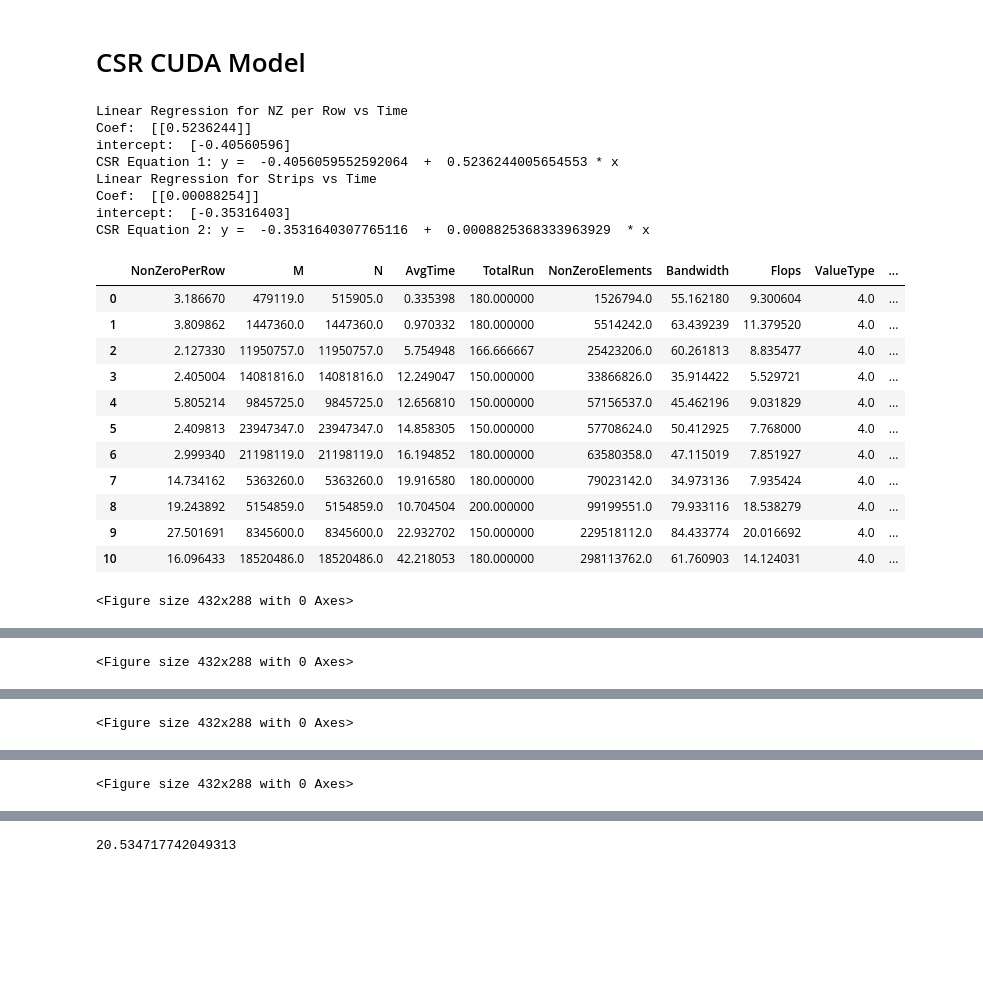
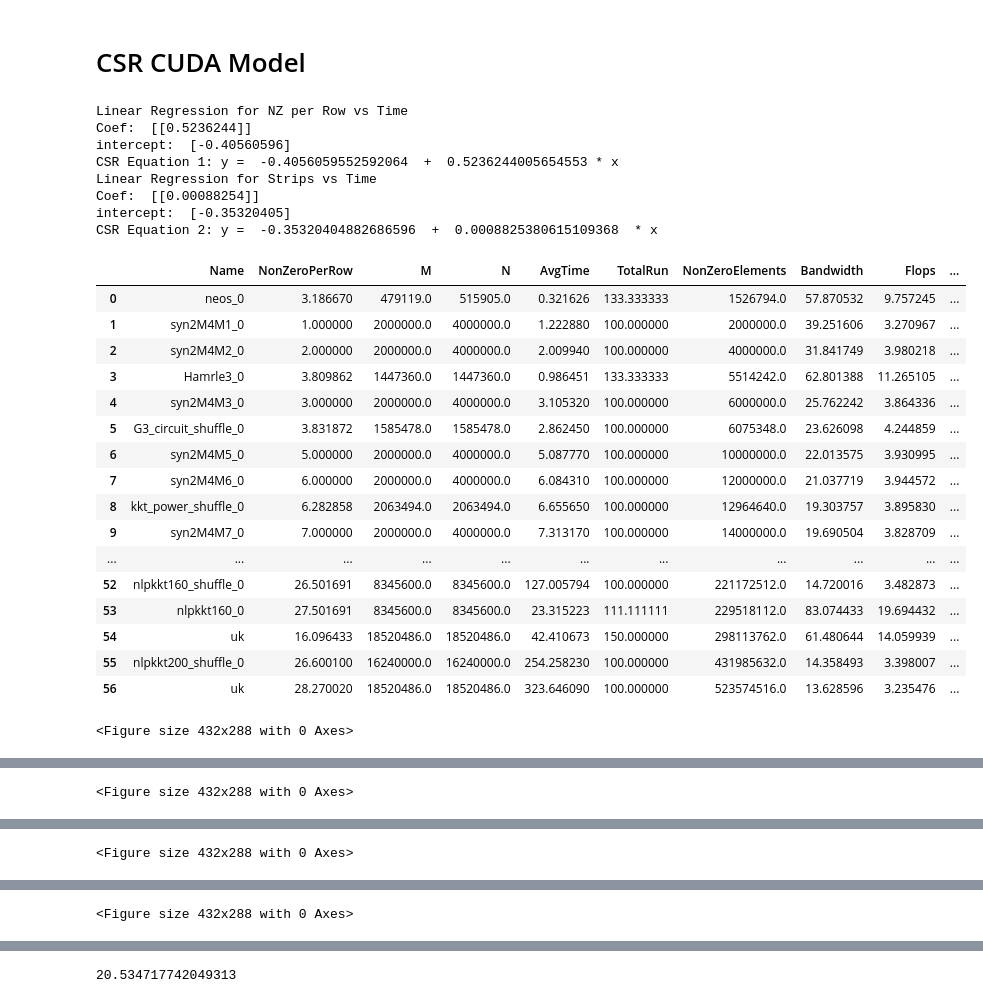
Before and after one commit to marufdsi/Benchmark_SpMV_using_CSR5, a Jupyter notebook: CSR5_SpMV_GPU_Plots.ipynb, the cells around one changed output, grey strips where cells are left out. Cells and saved outputs as stored; diff of their text form; code cells hidden in the pictures; blank space fills up the shorter version.

```diff
--- a/CSR5_SpMV_GPU_Plots.ipynb
+++ b/CSR5_SpMV_GPU_Plots.ipynb
@@ -592,49 +592,54 @@ rdata = data[data["M"] != 500000]
 rdata = rdata[rdata["N"] != 1000000]
 rdata = rdata[rdata["N"] != 2000000]
 rdata = rdata[rdata['NonZeroPerRow'] != 4]
-rdata = rdata.groupby('NonZeroPerRow').mean()
+rdata = rdata.groupby(['Name', 'NonZeroPerRow']).mean()
 rdata = rdata.reset_index()
 rdata = rdata.sort_values(by=["NonZeroElements"])
 rdata = rdata.reset_index(drop=True)
 prediction = []
 error = []
 strips = []
 y1 = nzModel.predict(rdata[['NonZeroPerRow']])
 y3 = stModel.predict(rdata[['Strips']])
 i=0
 T2 = 1.756565
 while i<len(y1):
     T0 = (y1[i]/T2) * y3[i]
     prediction.append(T0[0])
     i = i+1
 
 rdata['Prediction'] = prediction
 for index, row in rdata.iterrows():
     error.append(row['Prediction']/row['AvgTime'])
 rdata['Error'] = error
 rdata.to_csv("CSR_CUDA_SpMV_Prediction.csv")
 rdata
 # %% [output]
 Linear Regression for NZ per Row vs Time
 Coef:  [[0.5236244]]
 intercept:  [-0.40560596]
 CSR Equation 1: y =  -0.4056059552592064  +  0.5236244005654553 * x
 Linear Regression for Strips vs Time
 Coef:  [[0.00088254]]
-intercept:  [-0.35316403]
-CSR Equation 2: y =  -0.3531640307765116  +  0.0008825368333963929  * x
+intercept:  [-0.35320405]
+CSR Equation 2: y =  -0.35320404882686596  +  0.0008825380615109368  * x
-|  | NonZeroPerRow | M | N | AvgTime | TotalRun | NonZeroElements | Bandwidth | Flops | ValueType | ... |
-| 0 | 3.186670 | 479119.0 | 515905.0 | 0.335398 | 180.000000 | 1526794.0 | 55.162180 | 9.300604 | 4.0 | ... |
-| 1 | 3.809862 | 1447360.0 | 1447360.0 | 0.970332 | 180.000000 | 5514242.0 | 63.439239 | 11.379520 | 4.0 | ... |
-| 2 | 2.127330 | 11950757.0 | 11950757.0 | 5.754948 | 166.666667 | 25423206.0 | 60.261813 | 8.835477 | 4.0 | ... |
-| 3 | 2.405004 | 14081816.0 | 14081816.0 | 12.249047 | 150.000000 | 33866826.0 | 35.914422 | 5.529721 | 4.0 | ... |
-| 4 | 5.805214 | 9845725.0 | 9845725.0 | 12.656810 | 150.000000 | 57156537.0 | 45.462196 | 9.031829 | 4.0 | ... |
-| 5 | 2.409813 | 23947347.0 | 23947347.0 | 14.858305 | 150.000000 | 57708624.0 | 50.412925 | 7.768000 | 4.0 | ... |
-| 6 | 2.999340 | 21198119.0 | 21198119.0 | 16.194852 | 180.000000 | 63580358.0 | 47.115019 | 7.851927 | 4.0 | ... |
-| 7 | 14.734162 | 5363260.0 | 5363260.0 | 19.916580 | 180.000000 | 79023142.0 | 34.973136 | 7.935424 | 4.0 | ... |
-| 8 | 19.243892 | 5154859.0 | 5154859.0 | 10.704504 | 200.000000 | 99199551.0 | 79.933116 | 18.538279 | 4.0 | ... |
-| 9 | 27.501691 | 8345600.0 | 8345600.0 | 22.932702 | 150.000000 | 229518112.0 | 84.433774 | 20.016692 | 4.0 | ... |
-| 10 | 16.096433 | 18520486.0 | 18520486.0 | 42.218053 | 180.000000 | 298113762.0 | 61.760903 | 14.124031 | 4.0 | ... |
+|  | Name | NonZeroPerRow | M | N | AvgTime | TotalRun | NonZeroElements | Bandwidth | Flops | ... |
+| 0 | neos_0 | 3.186670 | 479119.0 | 515905.0 | 0.321626 | 133.333333 | 1526794.0 | 57.870532 | 9.757245 | ... |
+| 1 | syn2M4M1_0 | 1.000000 | 2000000.0 | 4000000.0 | 1.222880 | 100.000000 | 2000000.0 | 39.251606 | 3.270967 | ... |
+| 2 | syn2M4M2_0 | 2.000000 | 2000000.0 | 4000000.0 | 2.009940 | 100.000000 | 4000000.0 | 31.841749 | 3.980218 | ... |
+| 3 | Hamrle3_0 | 3.809862 | 1447360.0 | 1447360.0 | 0.986451 | 133.333333 | 5514242.0 | 62.801388 | 11.265105 | ... |
+| 4 | syn2M4M3_0 | 3.000000 | 2000000.0 | 4000000.0 | 3.105320 | 100.000000 | 6000000.0 | 25.762242 | 3.864336 | ... |
+| 5 | G3_circuit_shuffle_0 | 3.831872 | 1585478.0 | 1585478.0 | 2.862450 | 100.000000 | 6075348.0 | 23.626098 | 4.244859 | ... |
+| 6 | syn2M4M5_0 | 5.000000 | 2000000.0 | 4000000.0 | 5.087770 | 100.000000 | 10000000.0 | 22.013575 | 3.930995 | ... |
+| 7 | syn2M4M6_0 | 6.000000 | 2000000.0 | 4000000.0 | 6.084310 | 100.000000 | 12000000.0 | 21.037719 | 3.944572 | ... |
+| 8 | kkt_power_shuffle_0 | 6.282858 | 2063494.0 | 2063494.0 | 6.655650 | 100.000000 | 12964640.0 | 19.303757 | 3.895830 | ... |
+| 9 | syn2M4M7_0 | 7.000000 | 2000000.0 | 4000000.0 | 7.313170 | 100.000000 | 14000000.0 | 19.690504 | 3.828709 | ... |
+| ... | ... | ... | ... | ... | ... | ... | ... | ... | ... | ... |
+| 52 | nlpkkt160_shuffle_0 | 26.501691 | 8345600.0 | 8345600.0 | 127.005794 | 100.000000 | 221172512.0 | 14.720016 | 3.482873 | ... |
+| 53 | nlpkkt160_0 | 27.501691 | 8345600.0 | 8345600.0 | 23.315223 | 111.111111 | 229518112.0 | 83.074433 | 19.694432 | ... |
+| 54 | uk | 16.096433 | 18520486.0 | 18520486.0 | 42.410673 | 150.000000 | 298113762.0 | 61.480644 | 14.059939 | ... |
+| 55 | nlpkkt200_shuffle_0 | 26.600100 | 16240000.0 | 16240000.0 | 254.258230 | 100.000000 | 431985632.0 | 14.358493 | 3.398007 | ... |
+| 56 | uk | 28.270020 | 18520486.0 | 18520486.0 | 323.646090 | 100.000000 | 523574516.0 | 13.628596 | 3.235476 | ... |
 <Figure size 432x288 with 0 Axes>
 [drawing not drawn]
 <Figure size 432x288 with 0 Axes>
```
Also changed, not shown: parts of 1 cell of this notebook, 1 other file.
